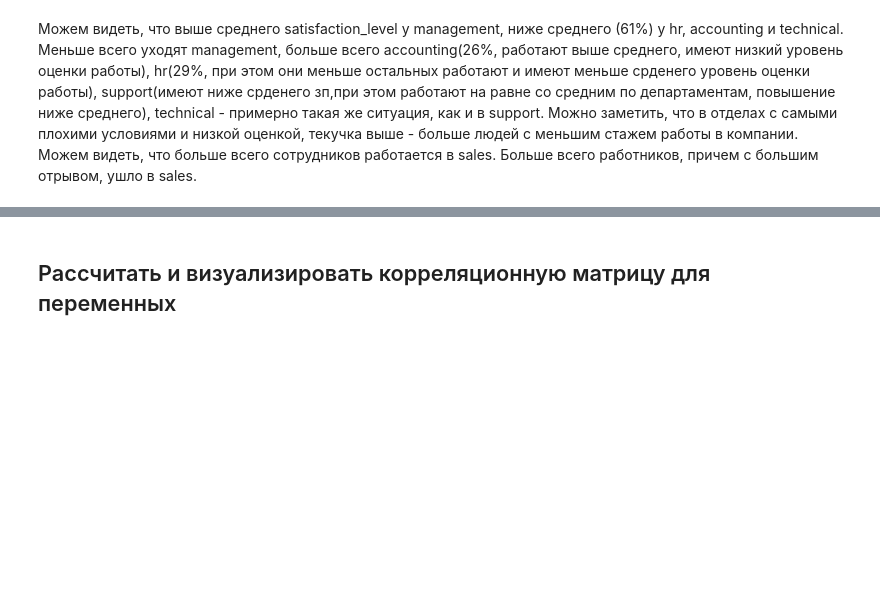
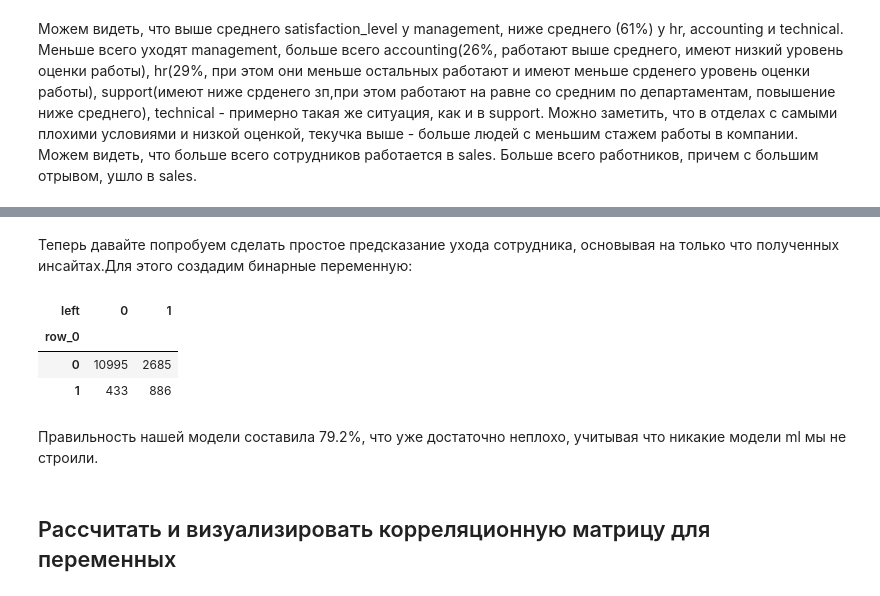
Before and after one commit to viktoriasin/n_homework, a Jupyter notebook: python_block/final_project/Untitled1.ipynb, the cells around one changed output, grey strips where cells are left out. Cells and saved outputs as stored; diff of their text form; code cells hidden in the pictures; blank space fills up the shorter version.

```diff
--- a/python_block/final_project/Untitled1.ipynb
+++ b/python_block/final_project/Untitled1.ipynb
@@ -158,3 +220,18 @@ max                 1.000000    1.000000
+# %% [markdown]
+Теперь давайте попробуем сделать простое предсказание ухода сотрудника, основывая на только что полученных инсайтах.Для этого создадим бинарные переменную:
+# %%
+hr['spent_over_4'] = (hr['time_spend_company'] > 3).astype('int')
+hr['low_salary'] = (hr['salary'] < 0).astype('int')
+hr['many_pr'] = (hr['number_project'] >= 5).astype('int')
+# %%
+pd.crosstab(hr['spent_over_4'] & hr['low_salary'] & ~hr['promotion_last_5years'] & hr['many_pr']  , hr['left'])
+# %% [output]
+| left | 0 | 1 |
+| row_0 |  |  |
+| 0 | 10995 | 2685 |
+| 1 | 433 | 886 |
+# %% [markdown]
+Правильность нашей модели составила 79.2%, что уже достаточно неплохо, учитывая что никакие модели ml мы не строили.
 # %% [markdown]
 ## Рассчитать и визуализировать корреляционную матрицу для переменных
 # %%
```
Also changed, not shown: parts of 14 cells of this notebook.
